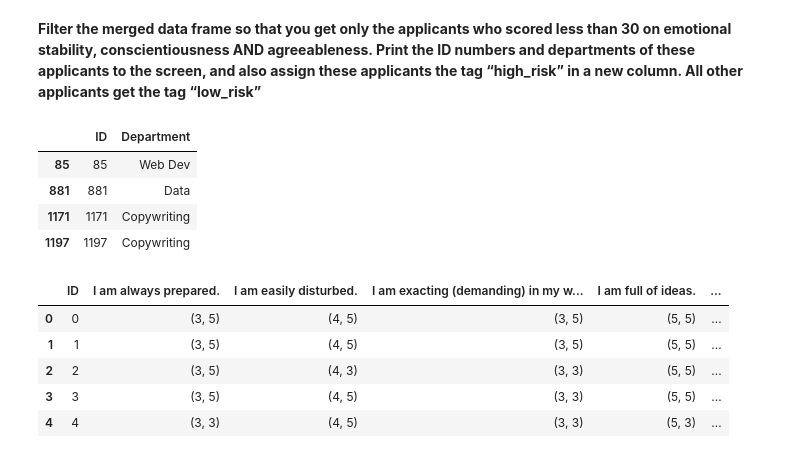
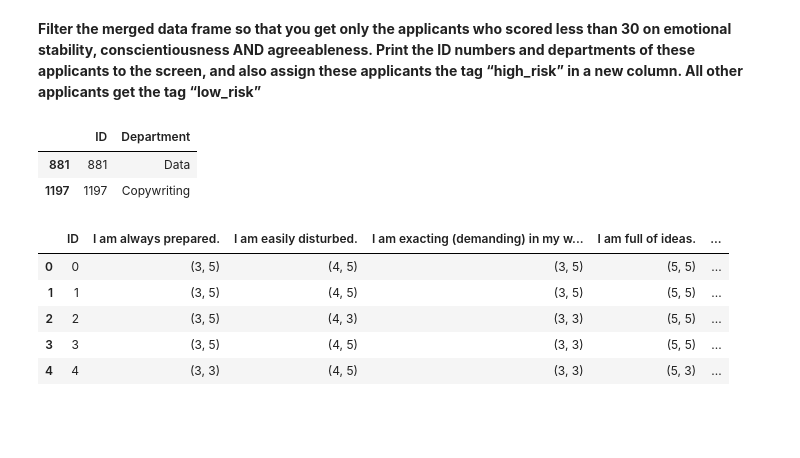
Before and after one commit to ThembaMbulwana/Data-Wrangling, a Jupyter notebook: Data Wrangling.ipynb, the cells around one changed output. Drawn from its saved outputs; the diff is of its cells as text; code cells hidden in the pictures; blank space fills up the shorter version.

```diff
--- a/Data Wrangling.ipynb
+++ b/Data Wrangling.ipynb
@@ -114,12 +114,10 @@ True
 **Filter the merged data frame so that you get only the applicants who scored less than 30 on emotional stability, conscientiousness AND agreeableness. Print the ID numbers and departments of these applicants to the screen, and also assign these applicants the tag “high_risk” in a new column. All other applicants get the tag “low_risk”**
 # %%
 # Filter
-(merged_personality_score[(merged_personality_score["Emotional Stability/Neuroticism"] < 30) & (merged_personality_score["Agreeableness"] < 30)])[["ID", "Department"]]
+(merged_personality_score[(merged_personality_score["Emotional Stability/Neuroticism"] < 30) & (merged_personality_score["Agreeableness"] < 30) & (merged_personality_score["Conscientiousness"] < 30)])[["ID", "Department"]]
 # %% [output]
 |  | ID | Department |
-| 85 | 85 | Web Dev |
 | 881 | 881 | Data |
-| 1171 | 1171 | Copywriting |
 | 1197 | 1197 | Copywriting |
 # %%
 # New coloumn called Risk
```
Also changed, not shown: parts of 4 cells of this notebook.
